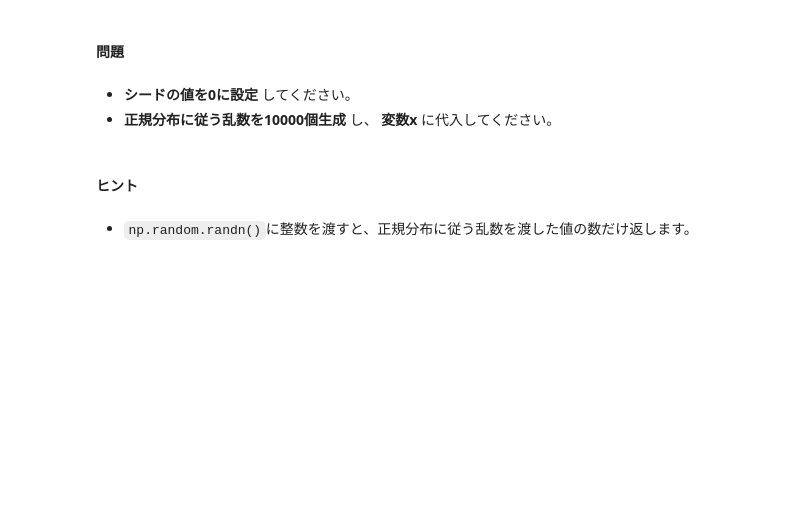
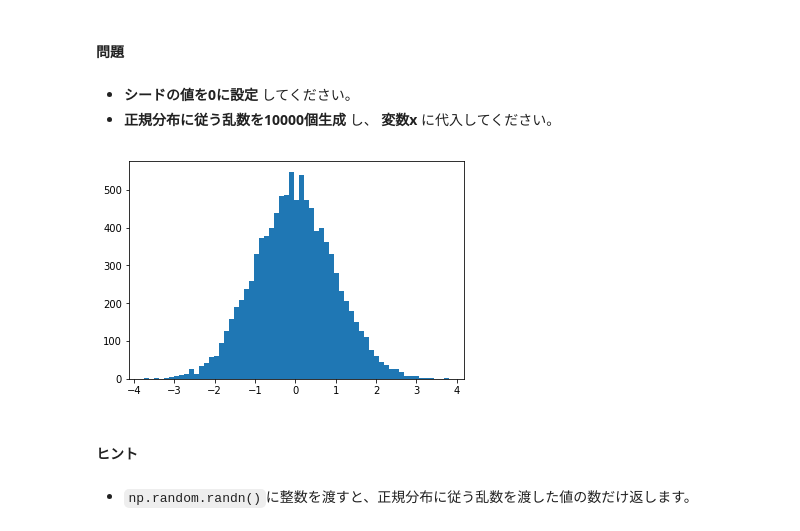
Before and after one commit to Eigo-Mt-Fuji/aiml-training, a Jupyter notebook: 4040_data_visualization/chapter1.ipynb, the cells around one changed output. Drawn from its saved outputs; the diff is of its cells as text; code cells hidden in the pictures; blank space fills up the shorter version.

```diff
--- a/4040_data_visualization/chapter1.ipynb
+++ b/4040_data_visualization/chapter1.ipynb
@@ -265,16 +279,18 @@ print("y:",y)
 # %%
 import numpy as np
 import matplotlib.pyplot as plt
 %matplotlib inline
 
 # シードの値を0に設定してください
-
+np.random.seed(0)
 # 正規分布に従う乱数を10000個生成し、xに代入してください
-x =
+x = np.random.randn(10000)
 
 # 可視化
 plt.hist(x, bins='auto')
 plt.show()
+# %% [output]
+[figure, added]
 # %% [markdown]
 #### ヒント
 # %% [markdown]
```
Also changed, not shown: parts of 12 cells of this notebook, 3 other files.
